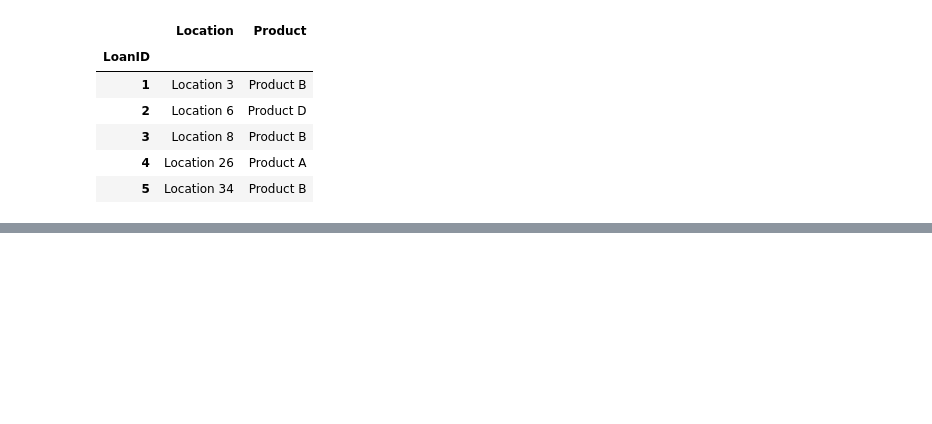
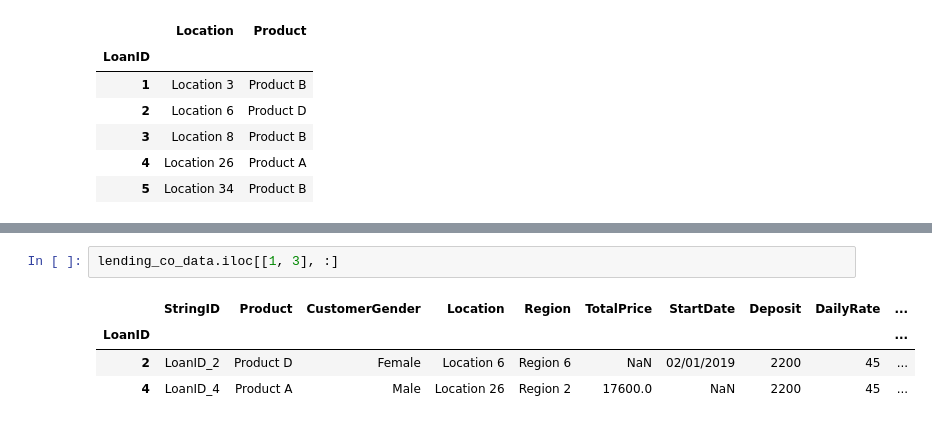
Before and after one commit to withraja/Pandas-Tutorial, a Jupyter notebook: 3 Pandas Dataframe.ipynb, the cells around one changed output, grey strips where cells are left out. Saved outputs shown, nothing was run; the diff lists cells and outputs as text; blank space fills up the shorter version.

```diff
--- a/3 Pandas Dataframe.ipynb
+++ b/3 Pandas Dataframe.ipynb
@@ -279,0 +333,7 @@ lending_co_data[prod_loc].head()
+# %%
+lending_co_data.iloc[[1, 3], :]
+# %% [output]
+|  | StringID | Product | CustomerGender | Location | Region | TotalPrice | StartDate | Deposit | DailyRate | ... |
+| LoanID |  |  |  |  |  |  |  |  |  | ... |
+| 2 | LoanID_2 | Product D | Female | Location 6 | Region 6 | NaN | 02/01/2019 | 2200 | 45 | ... |
+| 4 | LoanID_4 | Product A | Male | Location 26 | Region 2 | 17600.0 | NaN | 2200 | 45 | ... |
```
Also changed, not shown: parts of 17 cells of this notebook.
